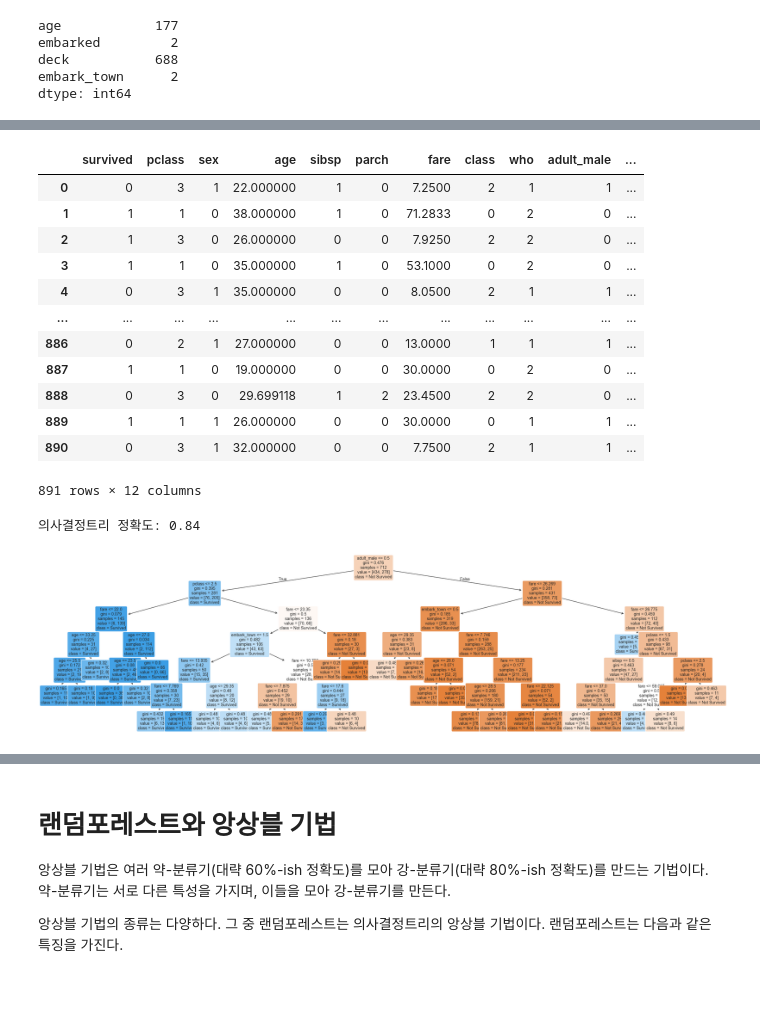
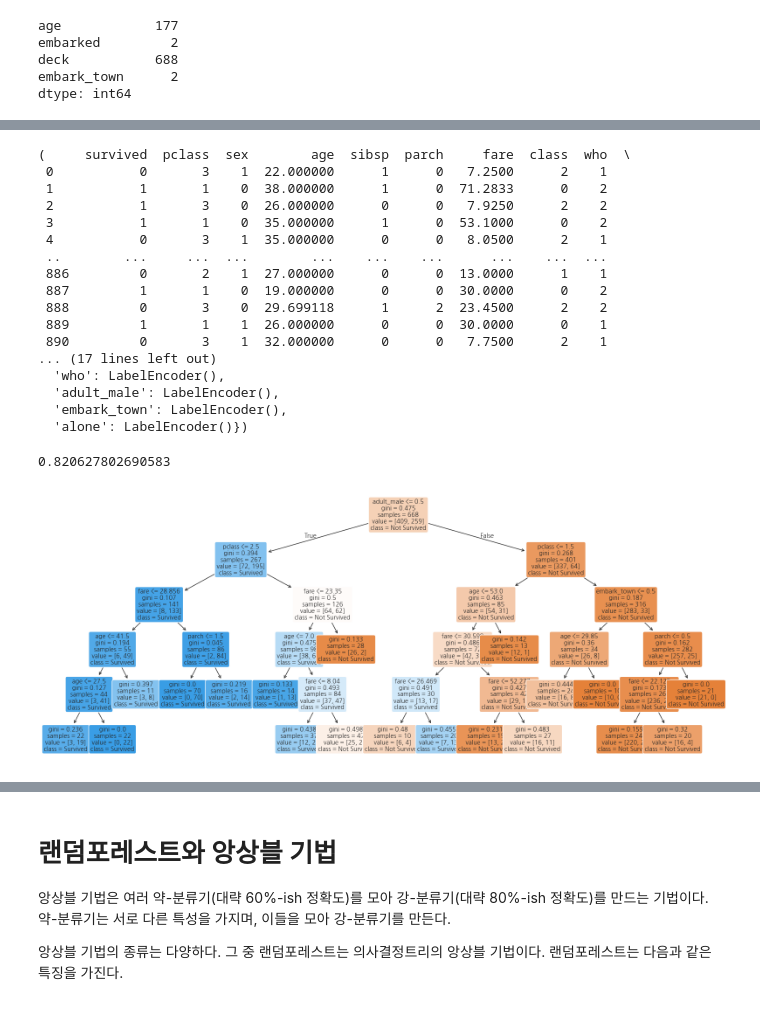
Before and after one commit to gatesplan/python-lecture, a Jupyter notebook: lecture-ml/ML 6. 의사결정트리, 랜덤포레스트와 앙상블 기법.ipynb, the cells around one changed output, grey strips where cells are left out. Drawn from its saved outputs; the diff is of its cells as text; code cells hidden in the pictures.

Commit message:
의사결정트리, 비지도학습 추가.

```diff
--- a/lecture-ml/ML 6. 의사결정트리, 랜덤포레스트와 앙상블 기법.ipynb
+++ b/lecture-ml/ML 6. 의사결정트리, 랜덤포레스트와 앙상블 기법.ipynb
@@ -168,58 +167,56 @@ for col in target_cols:
     encoders[col] = LabelEncoder()  # 인코더 생성
     clean_titanic[col] = encoders[col].fit_transform(clean_titanic[col])  # 라벨 인코딩 해서 열 교체
 
-clean_titanic
+clean_titanic, encoders
 # %% [output]
-|  | survived | pclass | sex | age | sibsp | parch | fare | class | who | adult_male | ... |
-| 0 | 0 | 3 | 1 | 22.000000 | 1 | 0 | 7.2500 | 2 | 1 | 1 | ... |
-| 1 | 1 | 1 | 0 | 38.000000 | 1 | 0 | 71.2833 | 0 | 2 | 0 | ... |
-| 2 | 1 | 3 | 0 | 26.000000 | 0 | 0 | 7.9250 | 2 | 2 | 0 | ... |
-| 3 | 1 | 1 | 0 | 35.000000 | 1 | 0 | 53.1000 | 0 | 2 | 0 | ... |
-| 4 | 0 | 3 | 1 | 35.000000 | 0 | 0 | 8.0500 | 2 | 1 | 1 | ... |
-| ... | ... | ... | ... | ... | ... | ... | ... | ... | ... | ... | ... |
-| 886 | 0 | 2 | 1 | 27.000000 | 0 | 0 | 13.0000 | 1 | 1 | 1 | ... |
-| 887 | 1 | 1 | 0 | 19.000000 | 0 | 0 | 30.0000 | 0 | 2 | 0 | ... |
-| 888 | 0 | 3 | 0 | 29.699118 | 1 | 2 | 23.4500 | 2 | 2 | 0 | ... |
-| 889 | 1 | 1 | 1 | 26.000000 | 0 | 0 | 30.0000 | 0 | 1 | 1 | ... |
-| 890 | 0 | 3 | 1 | 32.000000 | 0 | 0 | 7.7500 | 2 | 1 | 1 | ... |
-891 rows × 12 columns
+(     survived  pclass  sex        age  sibsp  parch     fare  class  who  \
+ 0           0       3    1  22.000000      1      0   7.2500      2    1
+ 1           1       1    0  38.000000      1      0  71.2833      0    2
+ 2           1       3    0  26.000000      0      0   7.9250      2    2
+ 3           1       1    0  35.000000      1      0  53.1000      0    2
+ 4           0       3    1  35.000000      0      0   8.0500      2    1
+ ..        ...     ...  ...        ...    ...    ...      ...    ...  ...
+ 886         0       2    1  27.000000      0      0  13.0000      1    1
+ 887         1       1    0  19.000000      0      0  30.0000      0    2
+ 888         0       3    0  29.699118      1      2  23.4500      2    2
+ 889         1       1    1  26.000000      0      0  30.0000      0    1
+ 890         0       3    1  32.000000      0      0   7.7500      2    1
+... (17 lines left out)
+  'who': LabelEncoder(),
+  'adult_male': LabelEncoder(),
+  'embark_town': LabelEncoder(),
+  'alone': LabelEncoder()})
 # %%
 # 의사결정트리
 from sklearn.tree import DecisionTreeClassifier
 from sklearn.model_selection import train_test_split
 
-# 특성과 타겟 변수 설정
-xs = clean_titanic.iloc[:, 1:]  # 'survived' 열 제외
-ys = clean_titanic['survived']  # 'survived' 열
+xs = clean_titanic.iloc[:, 1:]
+ys = clean_titanic.iloc[:, 0]
+xs_train, xs_test, ys_train, ys_test = train_test_split(xs, ys)
 
-# 데이터셋 분할
-xs_train, xs_test, ys_train, ys_test = train_test_split(xs, ys, test_size=0.2)
+tree = DecisionTreeClassifier(criterion='gini', max_depth=5, min_samples_split=30, min_samples_leaf=10)
+tree.fit(xs_train, ys_train)
 
-# 의사결정트리 모델 생성 및 학습
-clf = DecisionTreeClassifier(criterion='gini', max_depth=6, min_samples_leaf=10)
-clf.fit(xs_train, ys_train)
+y_pred = tree.predict(xs_test)
 
-# 예측
-y_pred = clf.predict(xs_test)
-
-# 정확도 평가
+# 평가 (accuracy score)
 from sklearn.metrics import accuracy_score
-accuracy = accuracy_score(ys_test, y_pred)
-print(f'의사결정트리 정확도: {accuracy:.2f}')
+accuracy_score(ys_test, y_pred)
 # %% [output]
-의사결정트리 정확도: 0.84
+0.820627802690583
 # %%
 from sklearn.tree import plot_tree
 import matplotlib.pyplot as plt
 
-plt.figure(figsize=(30, 8))
-plot_tree(clf,
+plt.figure(figsize=(20, 8))
+plot_tree(tree,
           feature_names=xs.columns,
           class_names=['Not Survived', 'Survived'],
           filled=True,
           impurity=True,
           rounded=True,
           fontsize=10)
 plt.show()
 # %% [output]
-[figure, old version]
+[figure, new version]
```
Also changed, not shown: parts of 20 cells of this notebook, 2 other files.
